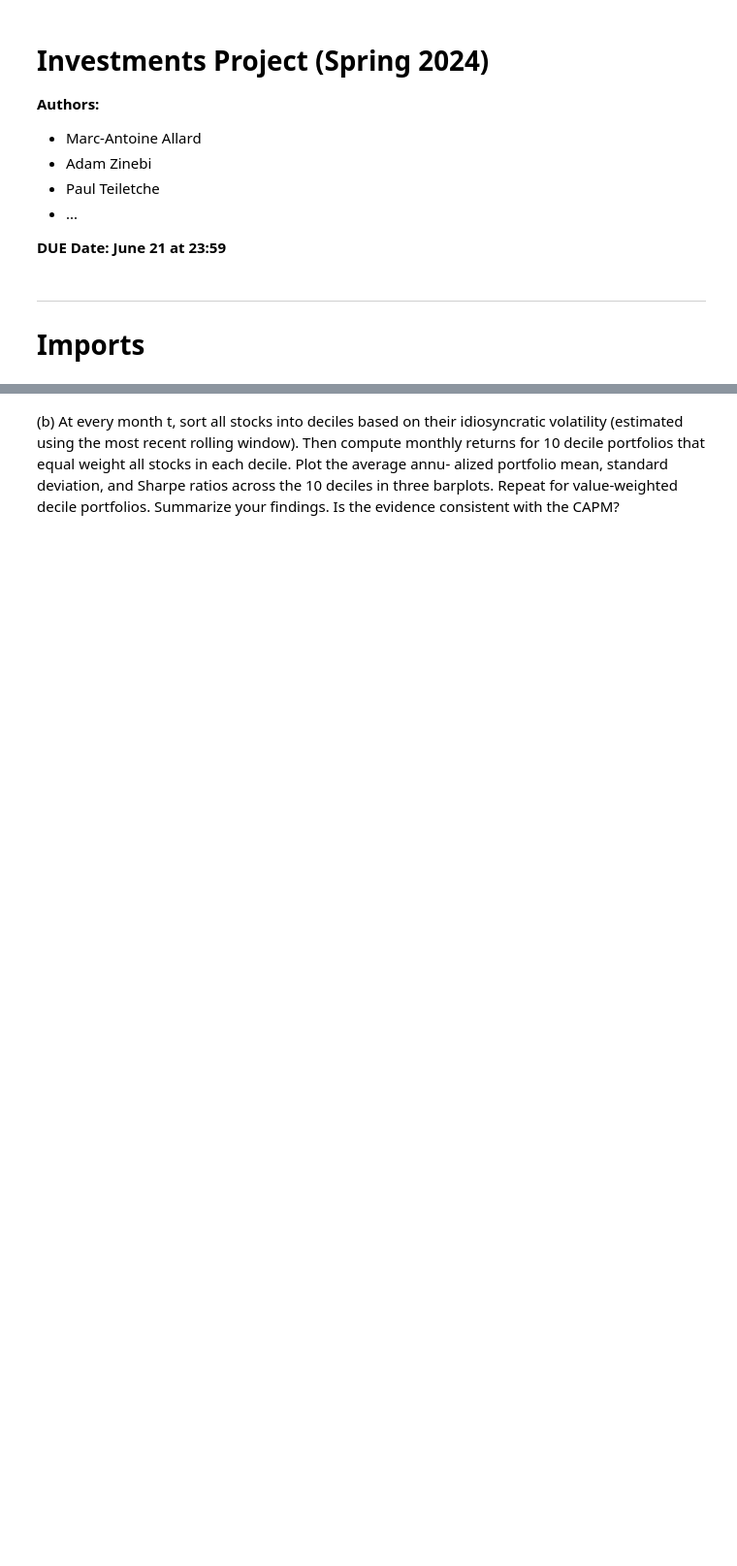
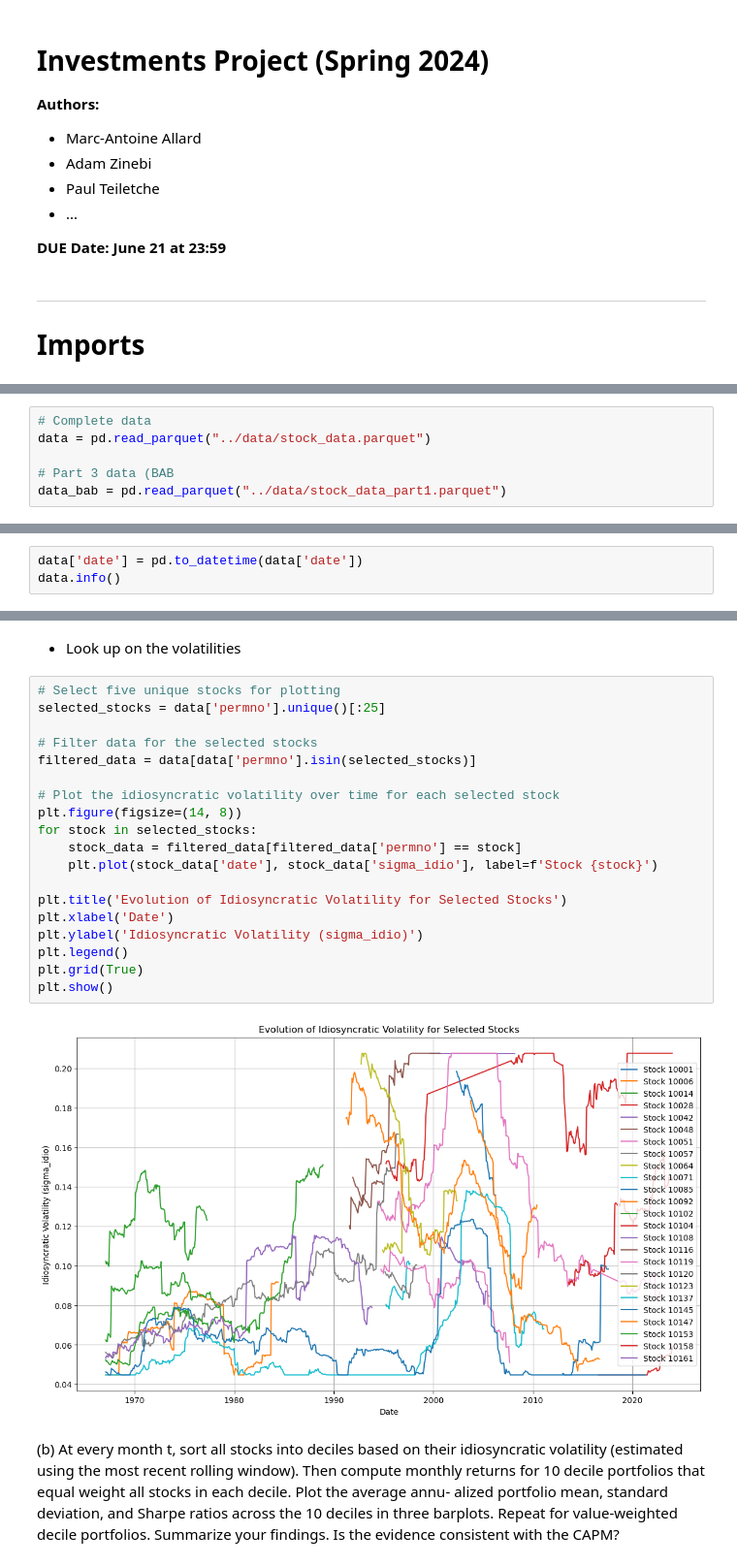
Before and after one commit to Marc-antoineallard74/Investments_project2024, a Jupyter notebook: source/section5.ipynb, the cells around one changed output, grey strips where cells are left out. Shown: that part at 97% size. Drawn from its saved outputs; the diff is of its cells as text; blank space fills up the shorter version.

```diff
--- a/source/section5.ipynb
+++ b/source/section5.ipynb
@@ -21,0 +27,6 @@ import seaborn as sns
+# %%
+# Complete data
+data = pd.read_parquet("../data/stock_data.parquet")
+
+# Part 3 data (BAB
+data_bab = pd.read_parquet("../data/stock_data_part1.parquet")
@@ -21,0 +42,3 @@ import seaborn as sns
+# %%
+data['date'] = pd.to_datetime(data['date'])
+data.info()
@@ -34,3 +104,26 @@ of observations for each stock. Winsorize the volatility at 5 and 95 %.
+# %% [markdown]
+- Look up on the volatilities
+# %%
+# Select five unique stocks for plotting
+selected_stocks = data['permno'].unique()[:25]
+
+# Filter data for the selected stocks
+filtered_data = data[data['permno'].isin(selected_stocks)]
+
+# Plot the idiosyncratic volatility over time for each selected stock
+plt.figure(figsize=(14, 8))
+for stock in selected_stocks:
+    stock_data = filtered_data[filtered_data['permno'] == stock]
+    plt.plot(stock_data['date'], stock_data['sigma_idio'], label=f'Stock {stock}')
+
+plt.title('Evolution of Idiosyncratic Volatility for Selected Stocks')
+plt.xlabel('Date')
+plt.ylabel('Idiosyncratic Volatility (sigma_idio)')
+plt.legend()
+plt.grid(True)
+plt.show()
+# %% [output]
+[figure, added]
 # %% [markdown]
 (b) At every month t, sort all stocks into deciles based on their idiosyncratic volatility
 (estimated using the most recent rolling window). Then compute monthly returns for
```
Also changed, not shown: parts of 14 cells of this notebook.
